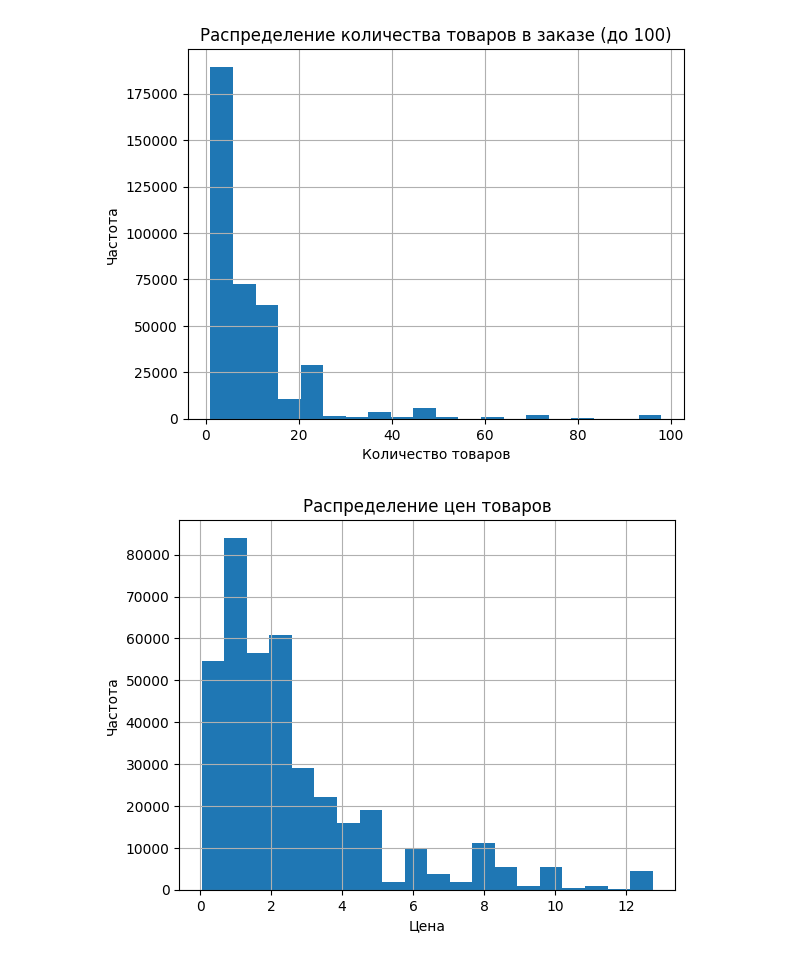
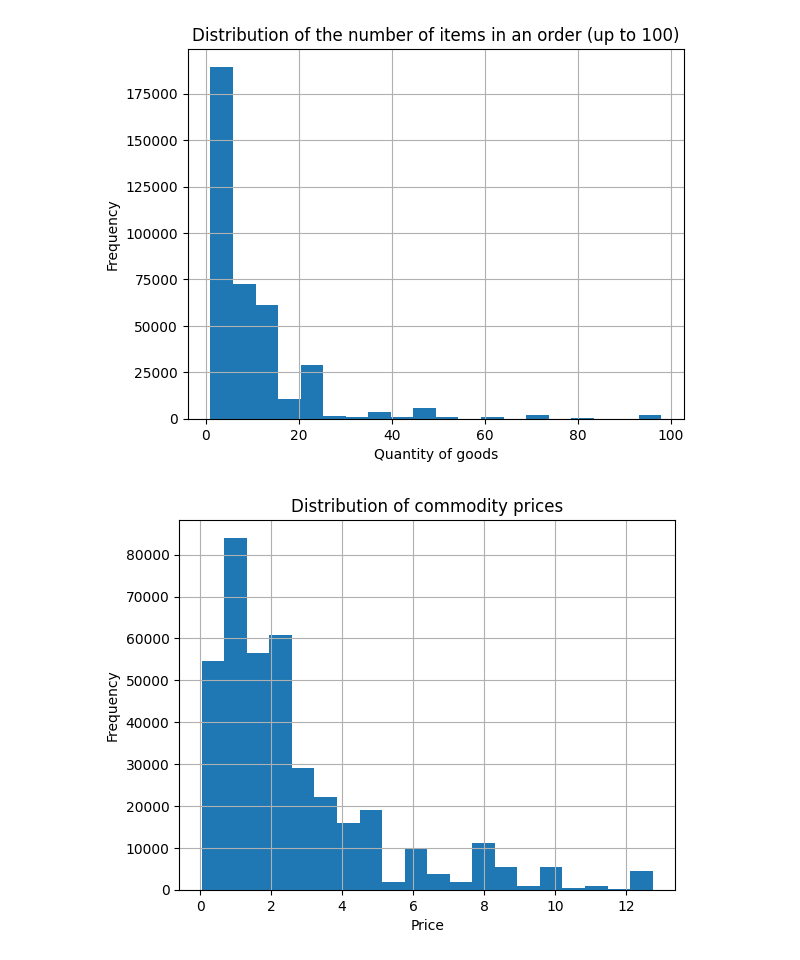
Before and after one commit to JuliaRubanAnalyst/ecommerce-sales-analysis, a Jupyter notebook: data_analysis.ipynb, the cells around one changed output. Drawn from its saved outputs; the diff is of its cells as text; code cells hidden in the pictures.

```diff
--- a/data_analysis.ipynb
+++ b/data_analysis.ipynb
@@ -13,24 +13,24 @@ dataset_cleaned.head()
 | 3 | 536365 | 84029G | KNITTED UNION FLAG HOT WATER BOTTLE | 6 | 2010-12-01 08:26:00 | 3.39 | 17850.0 | United Kingdom |
 | 4 | 536365 | 84029E | RED WOOLLY HOTTIE WHITE HEART. | 6 | 2010-12-01 08:26:00 | 3.39 | 17850.0 | United Kingdom |
 # %%
-# Ограничение данных для построения графика
+
 dataset_cleaned_filtered = dataset_cleaned[dataset_cleaned['Quantity'] < 100]
 
 dataset_cleaned_filtered['Quantity'].hist(bins=20)
-plt.title('Распределение количества товаров в заказе (до 100)')
-plt.xlabel('Количество товаров')
-plt.ylabel('Частота')
+plt.title('Distribution of the number of items in an order (up to 100)')
+plt.xlabel('Quantity of goods')
+plt.ylabel('Frequency')
 plt.show()
 # %% [output]
-[figure, old version]
+[figure, new version]
 # %%
 dataset_cleaned['UnitPrice'].hist(bins=20)
-plt.title('Распределение цен товаров')
-plt.xlabel('Цена')
-plt.ylabel('Частота')
+plt.title('Distribution of commodity prices')
+plt.xlabel('Price')
+plt.ylabel('Frequency')
 plt.show()
 # %% [output]
-[figure, old version]
+[figure, new version]
 # %%
 dataset_cleaned['InvoiceDate'] = pd.to_datetime(dataset_cleaned['InvoiceDate'])
 monthly_sales = dataset_cleaned.groupby(dataset_cleaned['InvoiceDate'].dt.to_period('M')).size()
```
Also changed, not shown: parts of 1 cell of this notebook, 4 other files.
